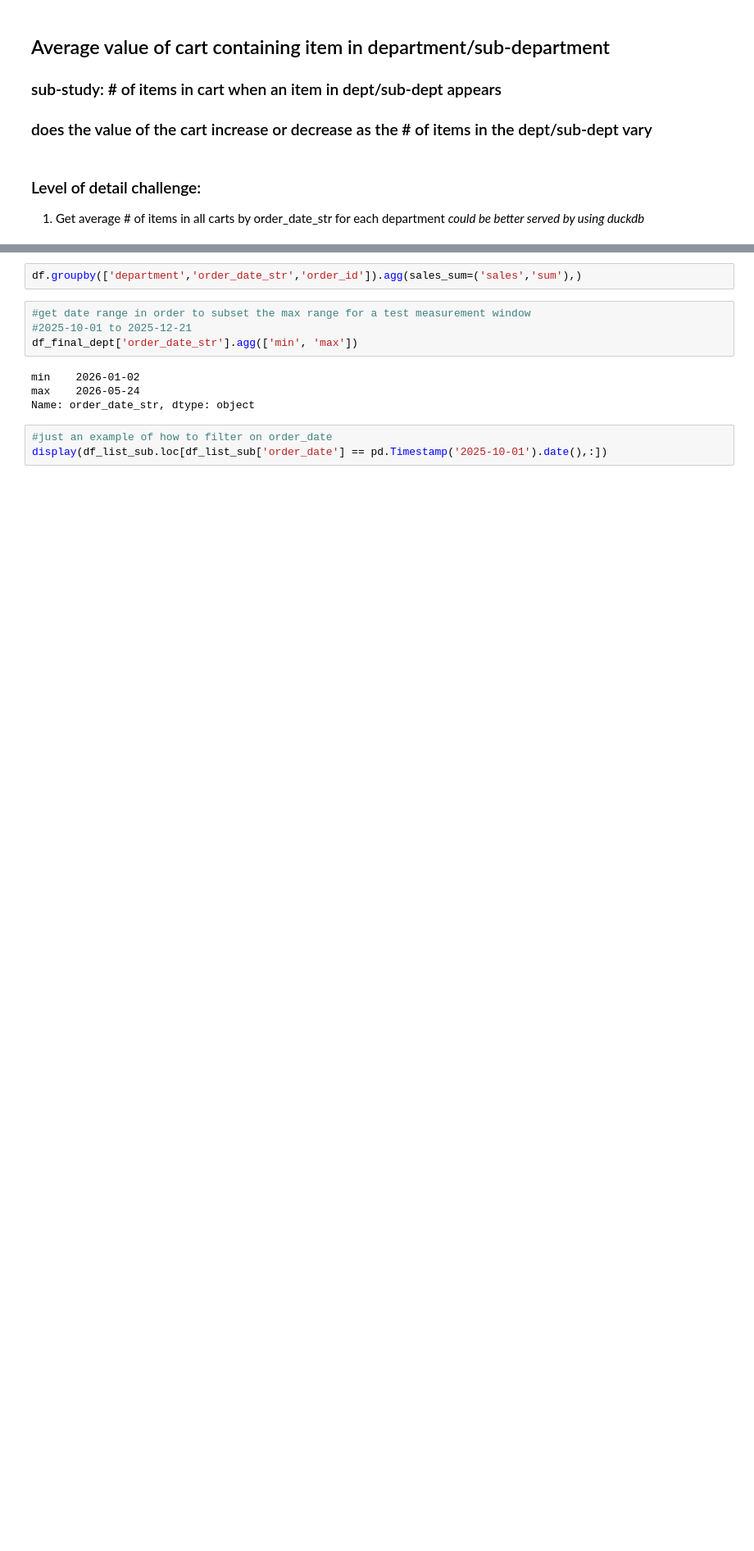
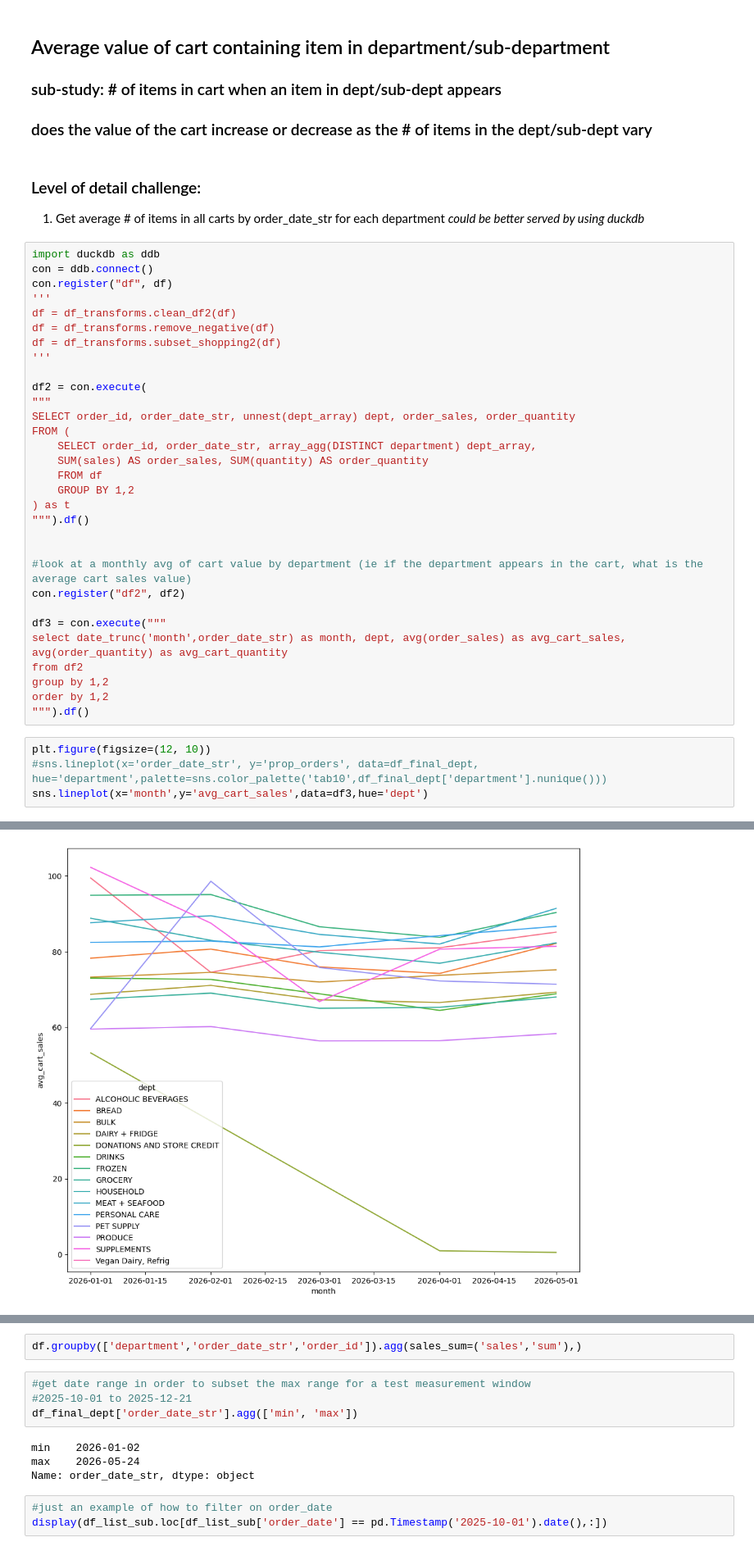
Before and after one commit to calleja/merchAnalysis, a Jupyter notebook: cart_analysis/cart_analysis.ipynb, the cells around one changed output, grey strips where cells are left out. Shown at 82% size. Drawn from its saved outputs; the diff is of its cells as text; blank space fills up the shorter version.

```diff
--- a/cart_analysis/cart_analysis.ipynb
+++ b/cart_analysis/cart_analysis.ipynb
@@ -251,3 +251,39 @@ plt.legend(bbox_to_anchor=(1.02, 1), fontsize='18', loc='upper left', borderaxes
 ### Level of detail challenge:
 1. Get average # of items in all carts by order_date_str for each department
 *could be better served by using duckdb*
+# %%
+import duckdb as ddb
+con = ddb.connect()
+con.register("df", df)
+'''
+df = df_transforms.clean_df2(df)
+df = df_transforms.remove_negative(df)
+df = df_transforms.subset_shopping2(df)
+'''
+
+df2 = con.execute(
+"""
+SELECT order_id, order_date_str, unnest(dept_array) dept, order_sales, order_quantity
+FROM (
+    SELECT order_id, order_date_str, array_agg(DISTINCT department) dept_array,
+    SUM(sales) AS order_sales, SUM(quantity) AS order_quantity
+    FROM df
+    GROUP BY 1,2
+) as t
+""").df()
+
+
+#look at a monthly avg of cart value by department (ie if the department appears in the cart, what is the average cart sales value)
+con.register("df2", df2)
+
+df3 = con.execute("""
+select date_trunc('month',order_date_str) as month, dept, avg(order_sales) as avg_cart_sales, avg(order_quantity) as avg_cart_quantity
+from df2
+group by 1,2
+order by 1,2
+""").df()
+# %%
+plt.figure(figsize=(12, 10))
+#sns.lineplot(x='order_date_str', y='prop_orders', data=df_final_dept, hue='department',palette=sns.color_palette('tab10',df_final_dept['department'].nunique()))
+sns.lineplot(x='month',y='avg_cart_sales',data=df3,hue='dept')
+# %% [output]
@@ -253,0 +291 @@ plt.legend(bbox_to_anchor=(1.02, 1), fontsize='18', loc='upper left', borderaxes
+[figure, added]
```
Also changed, not shown: parts of 5 cells of this notebook, 1 other file.
